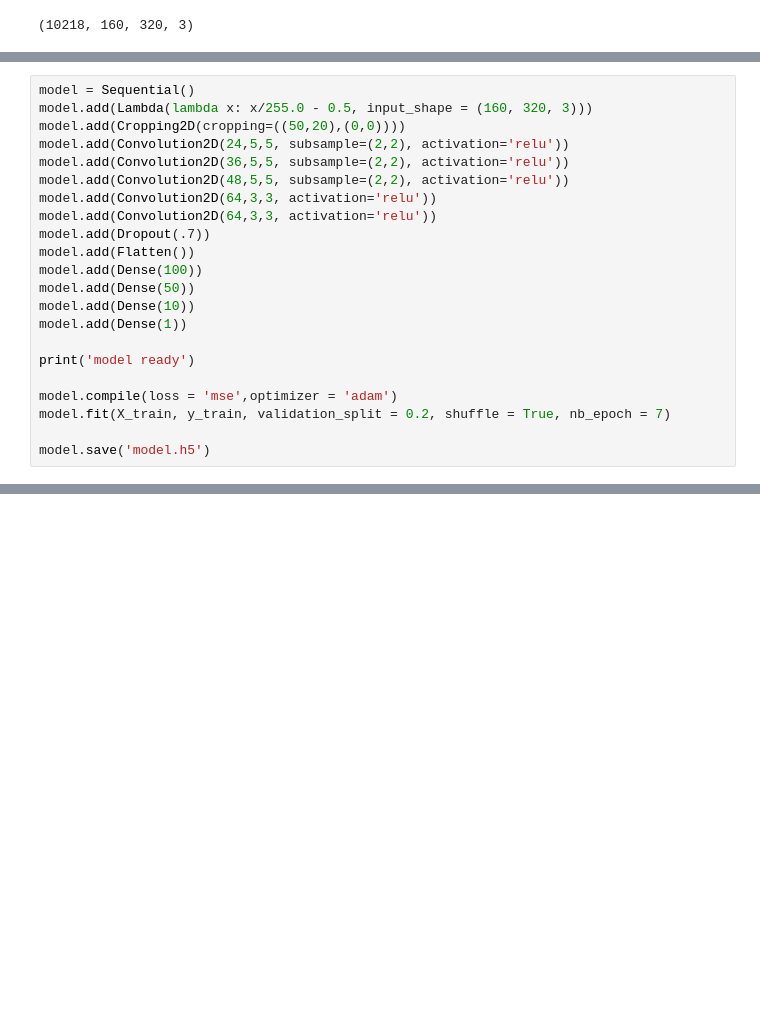
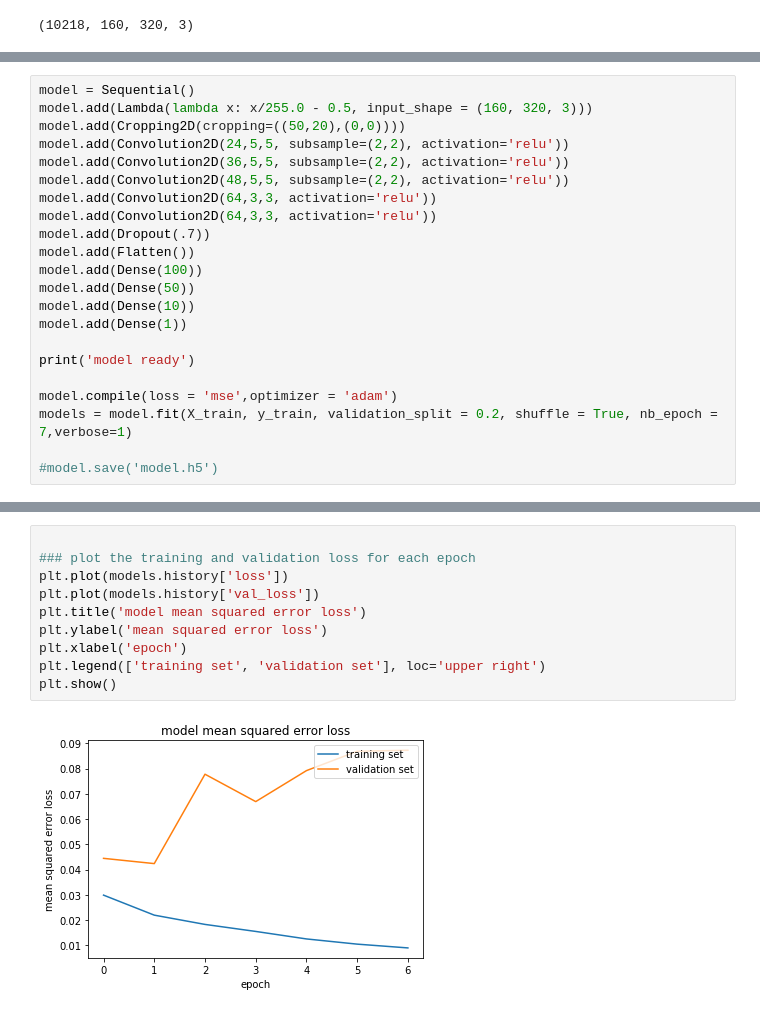
Before and after one commit to NYJiaxing/Udacity-Self-Driving-Car-Nano-Degree-Behavioral-Cloning-Project, a Jupyter notebook: Cloning.ipynb, the cells around one changed output, grey strips where cells are left out. Drawn from its saved outputs; the diff is of its cells as text; blank space fills up the shorter version.

```diff
--- a/Cloning.ipynb
+++ b/Cloning.ipynb
@@ -75,9 +77,9 @@ model.add(Dense(1))
 print('model ready')
 
 model.compile(loss = 'mse',optimizer = 'adam')
-model.fit(X_train, y_train, validation_split = 0.2, shuffle = True, nb_epoch = 7)
+models = model.fit(X_train, y_train, validation_split = 0.2, shuffle = True, nb_epoch = 7,verbose=1)
 
-model.save('model.h5')
+#model.save('model.h5')
 # %% [output]
 model ready
 Train on 8174 samples, validate on 2044 samples
@@ -97,0 +100,12 @@ Epoch 7/7
+# %%
+
+### plot the training and validation loss for each epoch
+plt.plot(models.history['loss'])
+plt.plot(models.history['val_loss'])
+plt.title('model mean squared error loss')
+plt.ylabel('mean squared error loss')
+plt.xlabel('epoch')
+plt.legend(['training set', 'validation set'], loc='upper right')
+plt.show()
+# %% [output]
+[figure, added]
```
Also changed, not shown: parts of 2 cells of this notebook.
